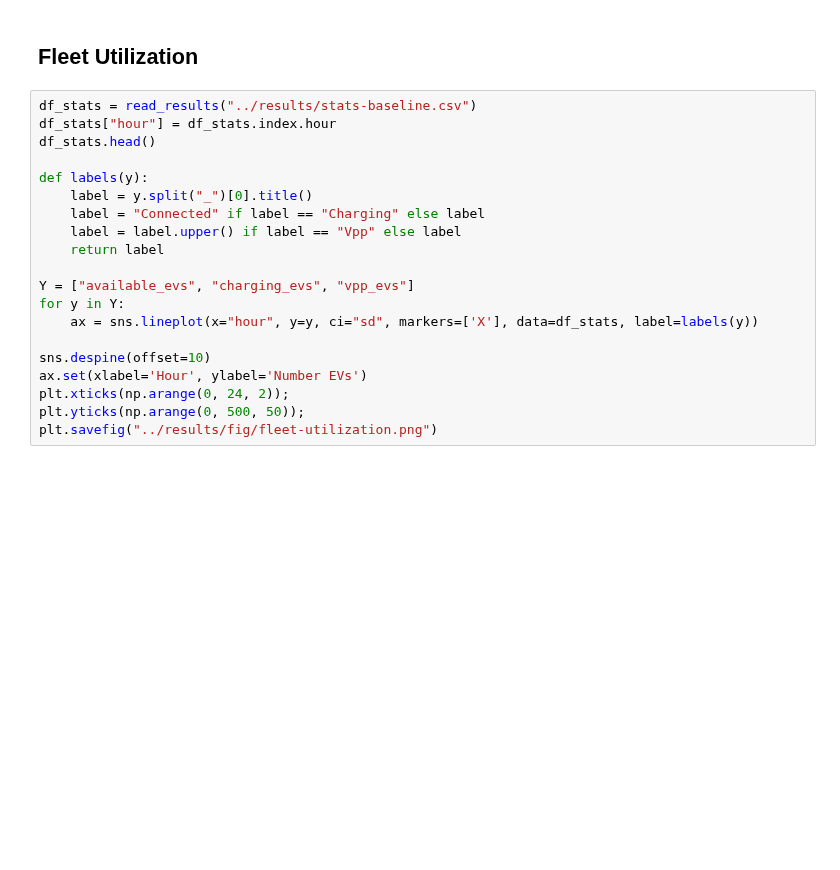
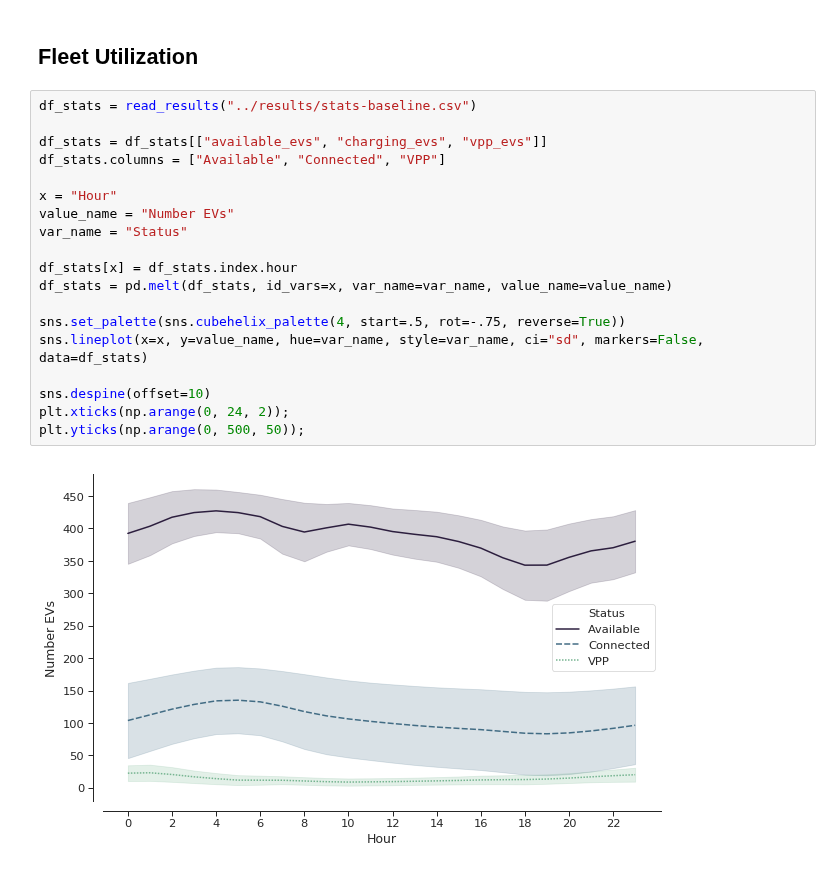
Before and after one commit to indyfree/FleetSim, a Jupyter notebook: notebooks/07-Results.ipynb, the cells around one changed output. Cells and saved outputs as stored; diff of their text form; blank space fills up the shorter version.

```diff
--- a/notebooks/07-Results.ipynb
+++ b/notebooks/07-Results.ipynb
@@ -224,22 +329,23 @@ sns.palplot(palette)
 # %% [markdown]
 ## Fleet Utilization
-# %%
-df_stats = read_results("../results/stats-baseline.csv")
-df_stats["hour"] = df_stats.index.hour
-df_stats.head()
-
-def labels(y):
-    label = y.split("_")[0].title()
-    label = "Connected" if label == "Charging" else label
-    label = label.upper() if label == "Vpp" else label
-    return label
-
-Y = ["available_evs", "charging_evs", "vpp_evs"]
-for y in Y:
-    ax = sns.lineplot(x="hour", y=y, ci="sd", markers=['X'], data=df_stats, label=labels(y))
-
-sns.despine(offset=10)
-ax.set(xlabel='Hour', ylabel='Number EVs')
-plt.xticks(np.arange(0, 24, 2));
-plt.yticks(np.arange(0, 500, 50));
-plt.savefig("../results/fig/fleet-utilization.png")
+# %%
+df_stats = read_results("../results/stats-baseline.csv")
+
+df_stats = df_stats[["available_evs", "charging_evs", "vpp_evs"]]
+df_stats.columns = ["Available", "Connected", "VPP"]
+
+x = "Hour"
+value_name = "Number EVs"
+var_name = "Status"
+
+df_stats[x] = df_stats.index.hour
+df_stats = pd.melt(df_stats, id_vars=x, var_name=var_name, value_name=value_name)
+
+sns.set_palette(sns.cubehelix_palette(4, start=.5, rot=-.75, reverse=True))
+sns.lineplot(x=x, y=value_name, hue=var_name, style=var_name, ci="sd", markers=False, data=df_stats)
+
+sns.despine(offset=10)
+plt.xticks(np.arange(0, 24, 2));
+plt.yticks(np.arange(0, 500, 50));
+# %% [output]
+[figure, added]
```
Also changed, not shown: parts of 12 cells of this notebook, 3 other files.
